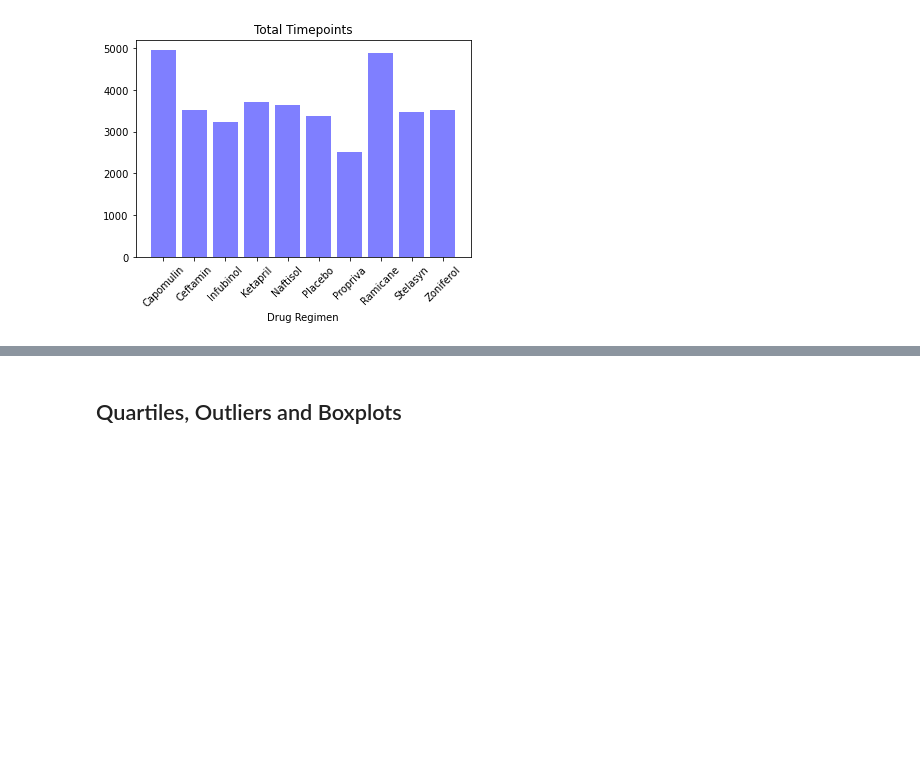
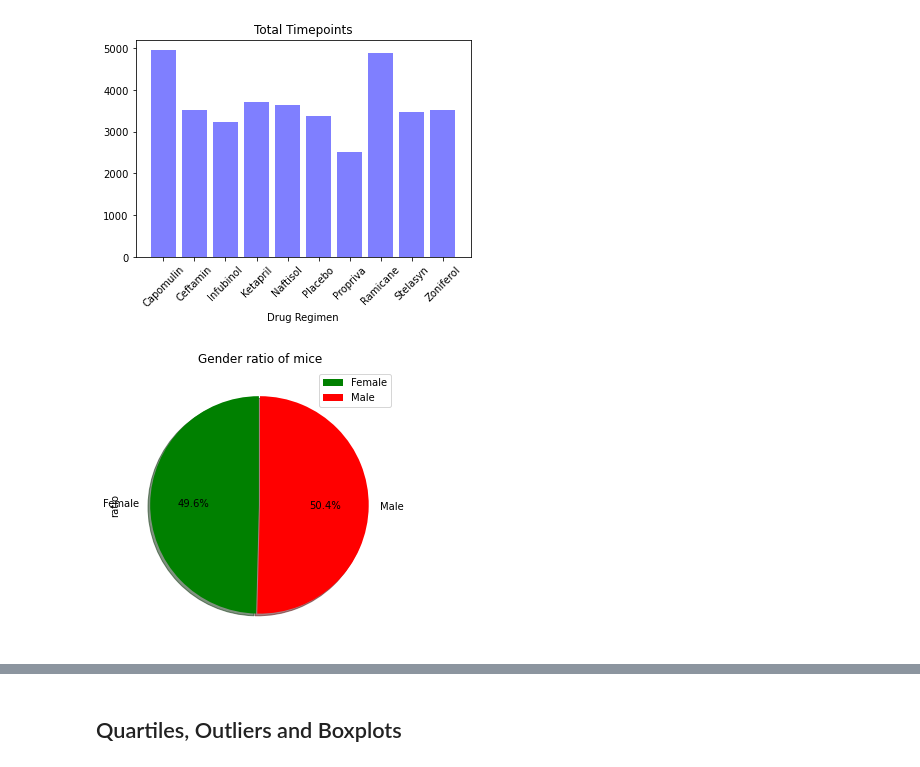
Before and after one commit to gregbehnke24x7/Pymaceuticals, a Jupyter notebook: pymaceuticals_work.ipynb, the cells around one changed output, grey strips where cells are left out. Drawn from its saved outputs; the diff is of its cells as text; code cells hidden in the pictures; blank space fills up the shorter version.

```diff
--- a/pymaceuticals_work.ipynb
+++ b/pymaceuticals_work.ipynb
@@ -182,4 +182,20 @@ plt.xticks(rotation=45)
   Text(0, 0, ''),
   Text(0, 0, '')])
 [figure]
+# %%
+# Generate a pie plot showing the distribution of female versus male mice using Pandas
+mice_df = mouse_df[["Mouse ID", "Sex"]].copy()
+mice_df = mice_df.drop_duplicates(subset=["Mouse ID"], keep='first')
+mice_df = pd.DataFrame(mice_df)
+tot_mice = len(mice_df)
+tot_females = mice_df.loc[mice_df["Sex"] == "Female"]["Mouse ID"].count()
+tot_males = mice_df.loc[mice_df["Sex"] == "Male"]["Mouse ID"].count()
+ratio_df = pd.DataFrame({"ratio": [tot_females, tot_males]})
+indexes = ["Female", "Male"]
+totals = [tot_females, tot_males]
+colors = ["green", "red"]
+explode = (0.01,0)
+plot = ratio_df.plot.pie(title="Gender ratio of mice", labels=indexes, explode=explode, startangle=90, shadow=True, colors=colors, autopct='%1.1f%%', y='ratio', figsize=(5, 5))
+# %% [output]
+[figure, added]
 # %%
```
Also changed, not shown: parts of 4 cells of this notebook.
